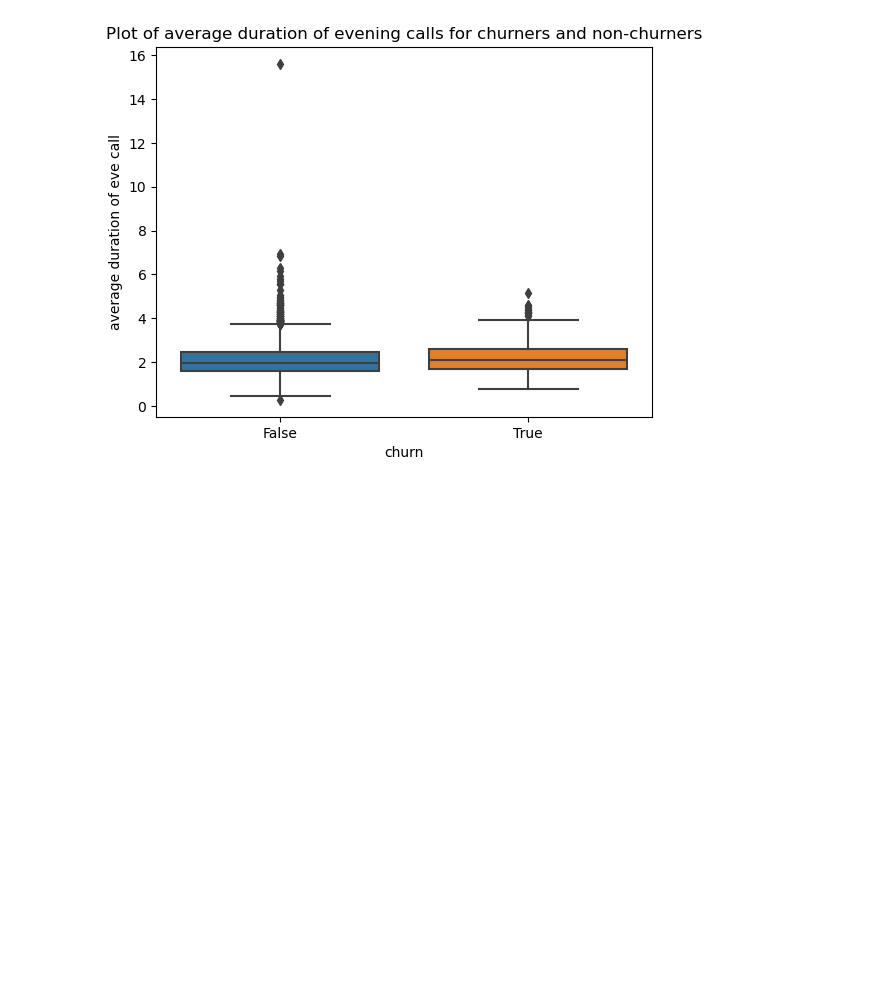
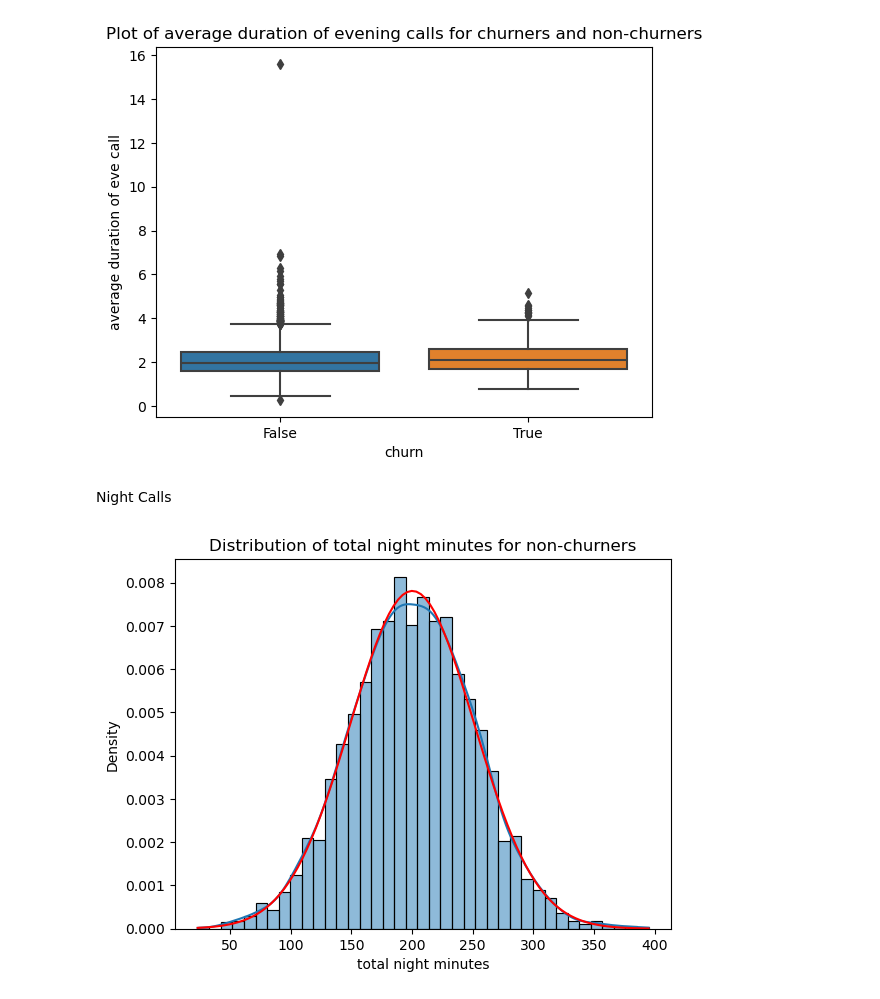
Before and after one commit to Kevan-Muthomi/PhaseThreeProject, a Jupyter notebook: index.ipynb, the cells around one changed output. Cells and saved outputs as stored; diff of their text form; code cells hidden in the pictures; blank space fills up the shorter version.

```diff
--- a/index.ipynb
+++ b/index.ipynb
@@ -334,3 +341,12 @@ sns.boxplot(x='churn', y='average duration of eve call', data=df).set(title='Plo
 # %% [output]
 [Text(0.5, 1.0, 'Plot of average duration of evening calls for churners and non-churners')]
 [figure]
+# %% [markdown]
+Night Calls
+# %%
+df['average duration of night call'] = df['total night minutes'] / df['total night calls']
+df['average cost of night call'] = df['total night charge'] / df['total night calls']
+# %%
+plotNormalDistribution(df[df['churn'] == False]['total night minutes'], 'Distribution of total night minutes for non-churners')
+# %% [output]
+[figure, added]
```
Also changed, not shown: parts of 3 cells of this notebook.
